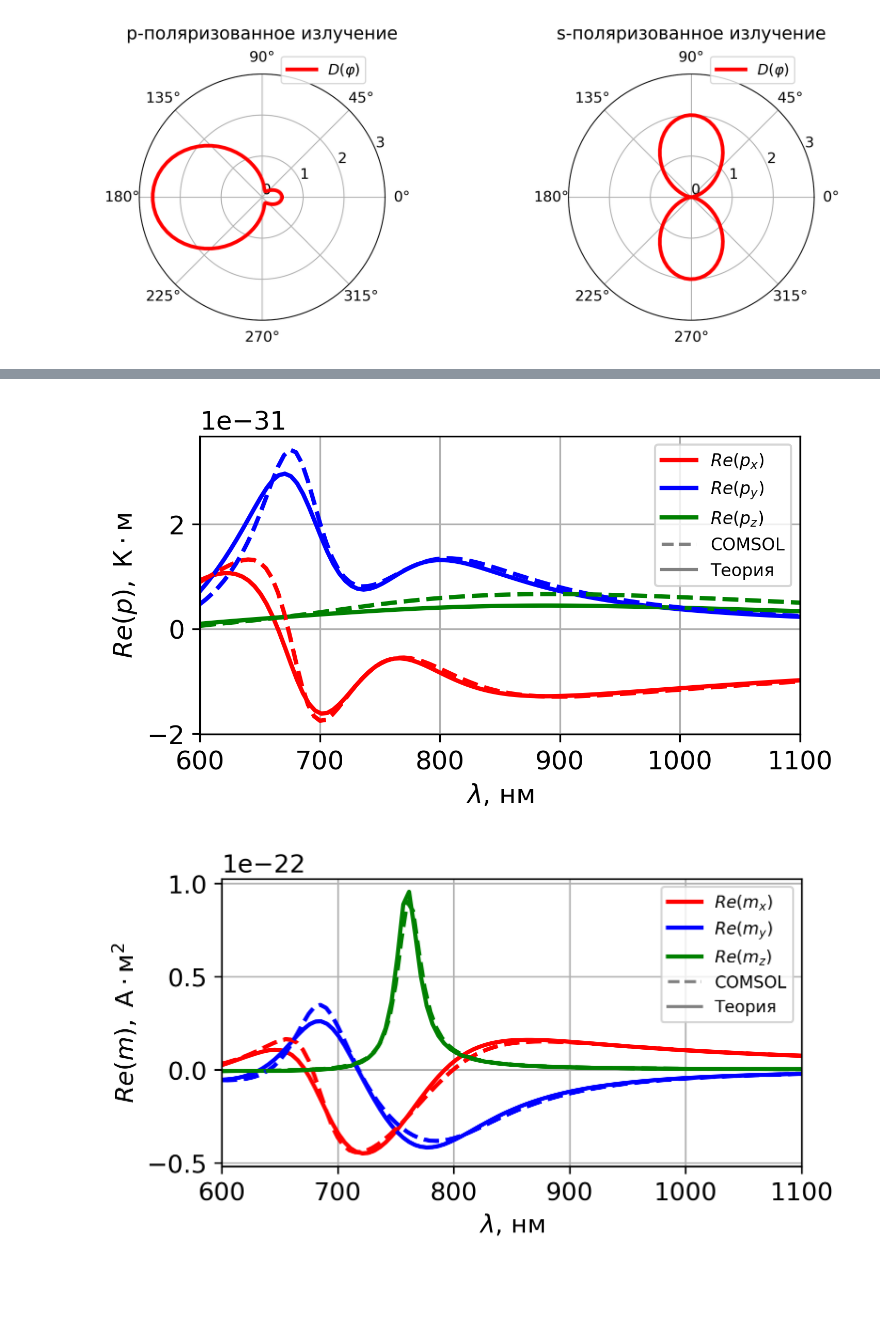
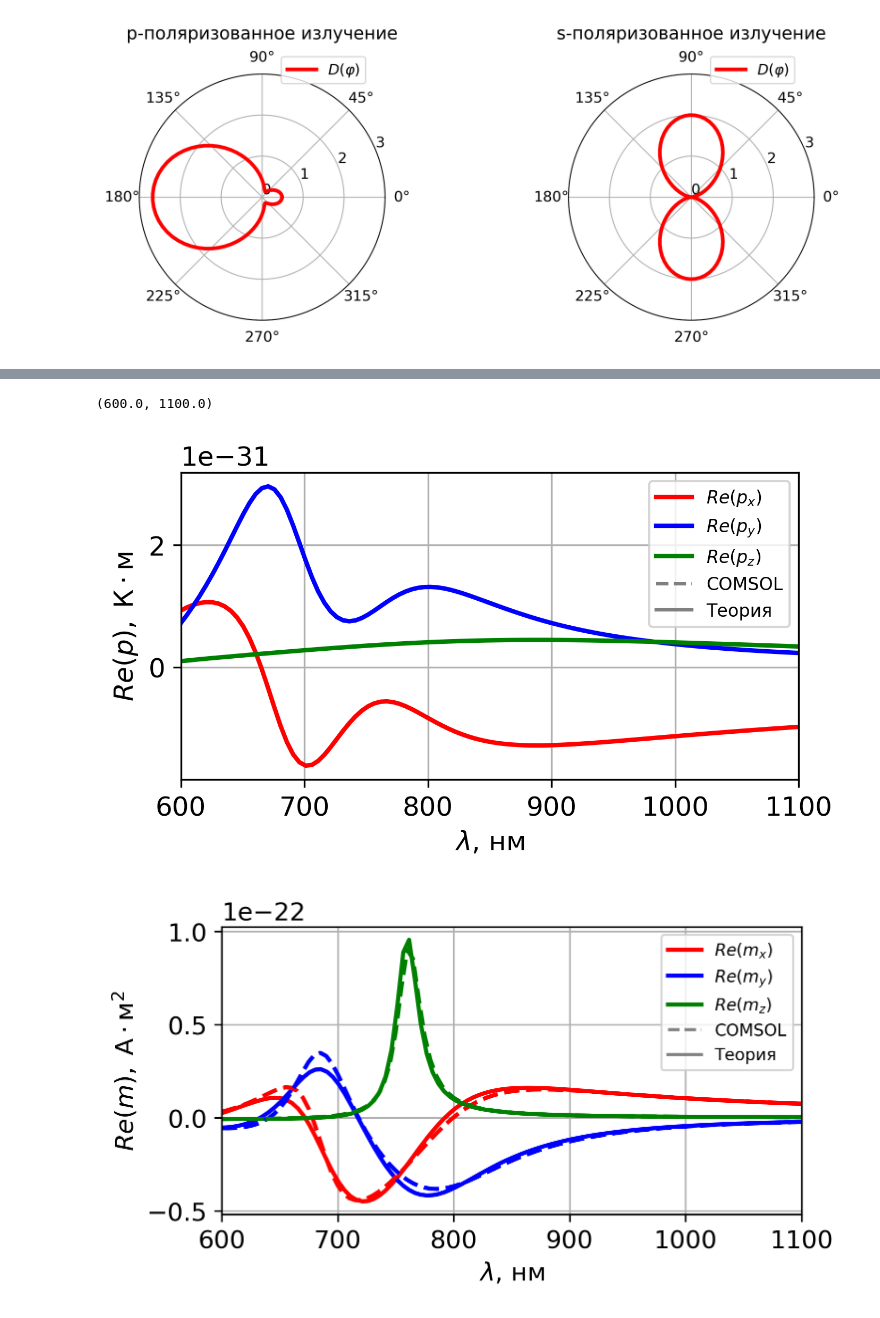
Before and after one commit to semyonbo/SPP_ANALYTICAL, a Jupyter notebook: THESIS_PLOTS/plot.ipynb, the cells around one changed output, grey strips where cells are left out. Cells and saved outputs as stored; diff of their text form; code cells hidden in the pictures; blank space fills up the shorter version.

```diff
--- a/THESIS_PLOTS/plot.ipynb
+++ b/THESIS_PLOTS/plot.ipynb
@@ -383,27 +385,28 @@ dip_p = np.loadtxt('COMSOL\\p_comsol_100.txt', skiprows=8, delimiter=',')
 # %%
 mpl.rcParams['font.family'] = 'DejaVu Sans'
 mpl.rcParams['font.size'] = 12
 plt.figure(figsize=(5, 2.5), dpi=300)
 plt.plot(wls, P[:,0].real, label=r'$Re(p_x)$', c='red', lw=2)
 plt.plot(wls, P[:,1].real, label=r'$Re(p_y)$', c='blue', lw=2)
 plt.plot(wls, P[:,2].real, label=r'$Re(p_z)$', c='green', lw=2)
 
-plt.plot(dip_p[:,0], dip_p[:,1], c='red', lw=2, ls='--')
-plt.plot(dip_p[:,0], dip_p[:,2], c='blue', lw=2, ls='--')
-plt.plot(dip_p[:,0], dip_p[:,3], c='green', lw=2, ls='--')
+# plt.plot(dip_p[:,0], dip_p[:,1], c='red', lw=2, ls='--')
+# plt.plot(dip_p[:,0], dip_p[:,2], c='blue', lw=2, ls='--')
+# plt.plot(dip_p[:,0], dip_p[:,3], c='green', lw=2, ls='--')
 
 plt.plot([], [], ' ', label="COMSOL", ls='--', c='grey')
 plt.plot([], [], ' ', label="Теория",ls='-', c='grey')
 
 
 plt.grid()
 plt.legend(loc='upper right', prop={'size': 8})
 plt.xlabel(r'$\lambda$, нм')
 plt.ylabel(r'$Re(p),\; \text{К}\cdot\text{м}$')
 plt.xlim(wls[0], wls[-1])
-plt.savefig('p_compare.pdf', bbox_inches='tight')
+# plt.savefig('p_compare.pdf', bbox_inches='tight')
 # %% [output]
+(600.0, 1100.0)
-[figure, old version]
+[figure, new version]
 # %%
 dip_m = np.loadtxt('COMSOL\\m_comsol_100.txt', skiprows=8, delimiter=',')
 # %%
```
Also changed, not shown: parts of 4 cells of this notebook, 10 other files.
